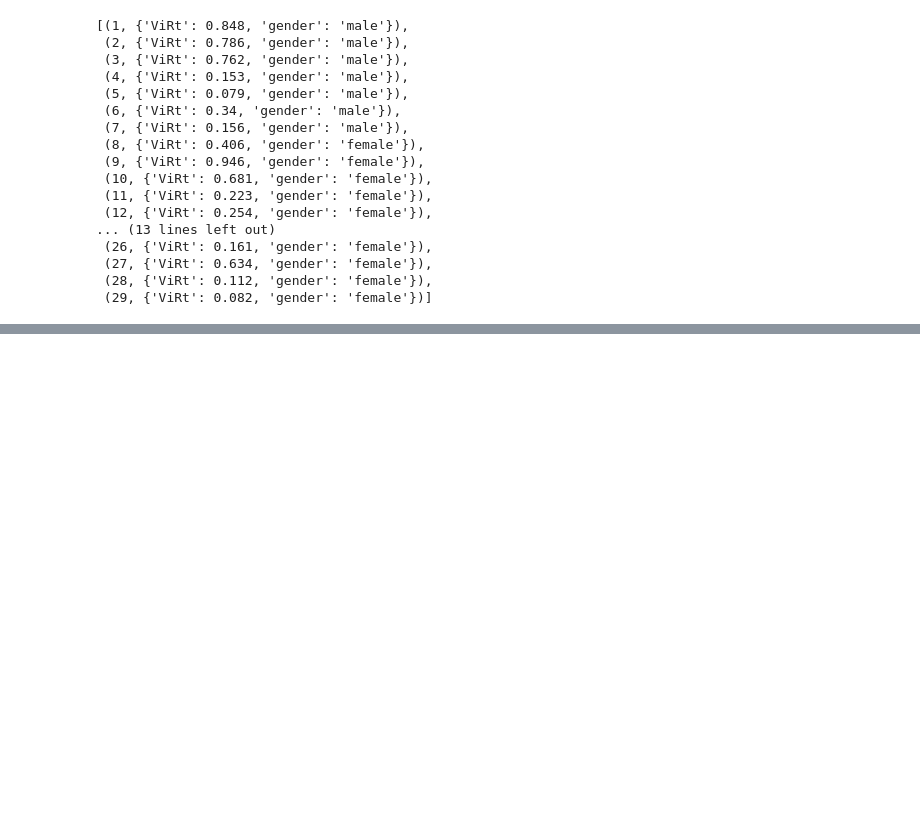
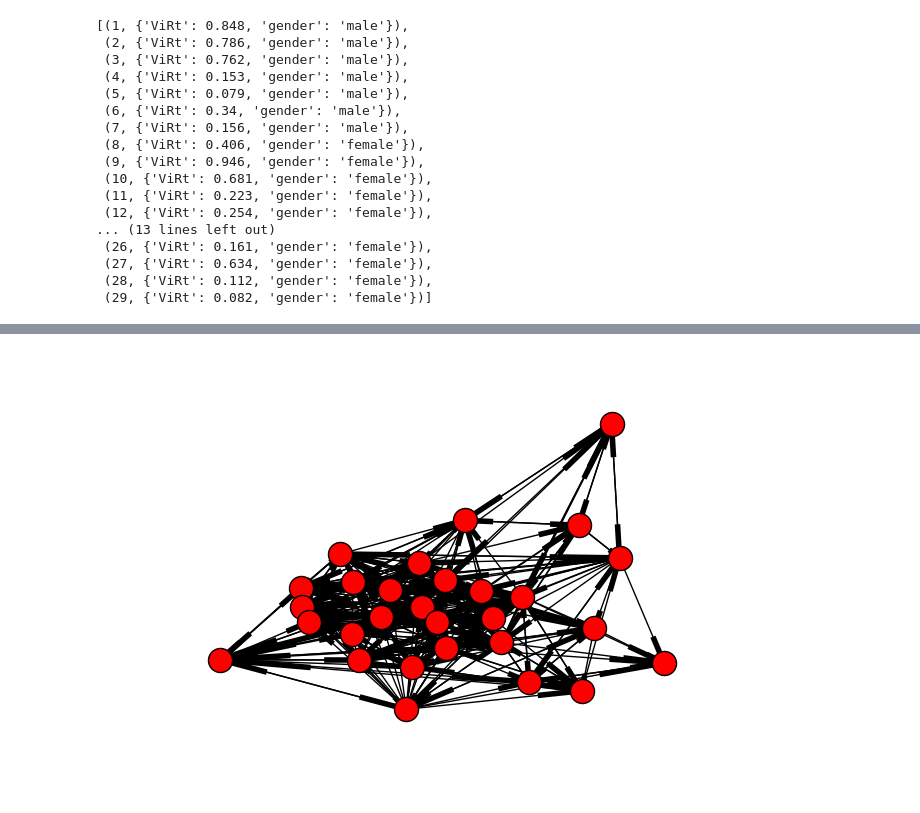
Before and after one commit to SubhankarGhosh/NetworkX, a Jupyter notebook: Paper.ipynb, the cells around one changed output, grey strips where cells are left out. Saved outputs shown, nothing was run; the diff lists cells and outputs as text; code cells hidden in the pictures; blank space fills up the shorter version.

```diff
--- a/Paper.ipynb
+++ b/Paper.ipynb
@@ -170,0 +194,4 @@ G.nodes(data=True)
+# %%
+nx.draw(G)
+# %% [output]
+[figure, added]
```
Also changed, not shown: parts of 14 cells of this notebook, 2 other files.
